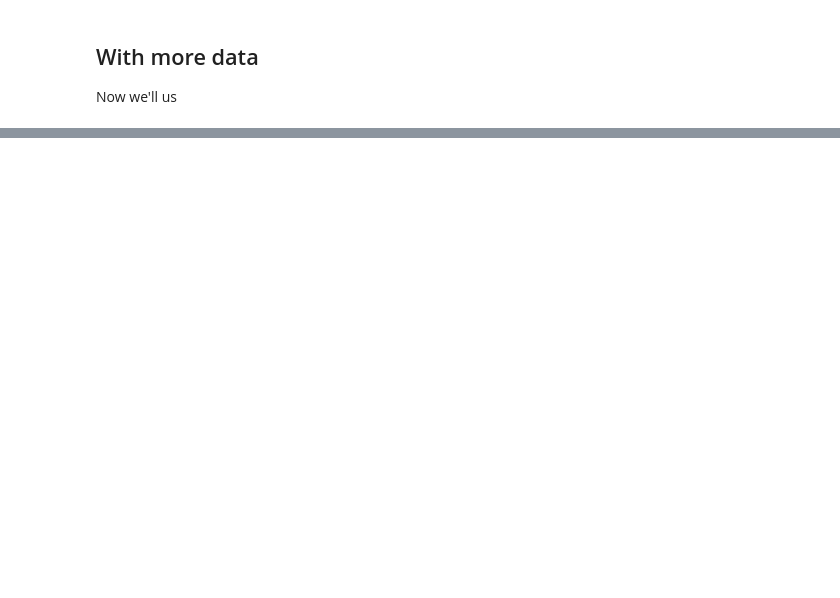
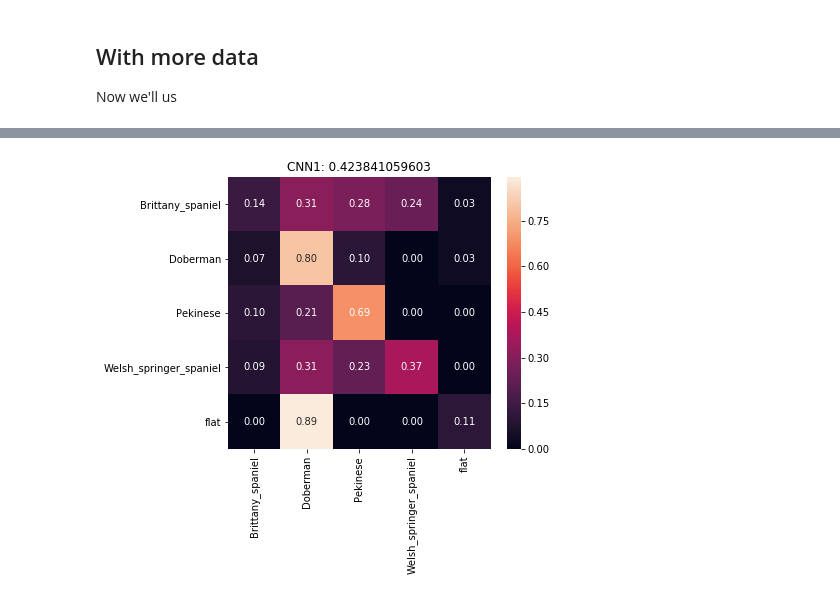
Before and after one commit to ncmatson/SMU_ML_Labs, a Jupyter notebook: 07smuml/lab7_final.ipynb, the cells around one changed output, grey strips where cells are left out. Drawn from its saved outputs; the diff is of its cells as text; code cells hidden in the pictures; blank space fills up the shorter version.

```diff
--- a/07smuml/lab7_final.ipynb
+++ b/07smuml/lab7_final.ipynb
@@ -546,7 +548,7 @@ cnn.compile(loss='categorical_crossentropy', # 'categorical_crossentropy' 'mean_
 # the flow method yields batches of images indefinitely, with the given transofmrations
 cnn.fit_generator(datagen.flow(np.expand_dims(X_train, axis = 3), y_train_ohe, batch_size=128),
                   steps_per_epoch=int(len(X_train)/128), # how many generators to go through per epoch
-                  epochs=1, verbose=1,
+                  epochs=10, verbose=1,
                   validation_data=(np.expand_dims(X_test, axis = 3),y_test_ohe),
                   callbacks=[EarlyStopping(monitor='val_loss', patience=2)]
                  )
@@ -567,3 +577,7 @@ def compare_mlp_cnn(cnn1, X_test, y_test, enc):
         sns.heatmap(cm, annot=True, fmt='.2f', xticklabels=enc.inverse_transform([0, 1, 2, 3, 4]),
                    yticklabels=enc.inverse_transform([0, 1, 2, 3, 4]))
         plt.title('CNN1: '+str(rec_cnn1))
+# %%
+compare_mlp_cnn(cnn, X_test, y_test, enc)
+# %% [output]
+[figure, added]
```
Also changed, not shown: parts of 13 cells of this notebook.
